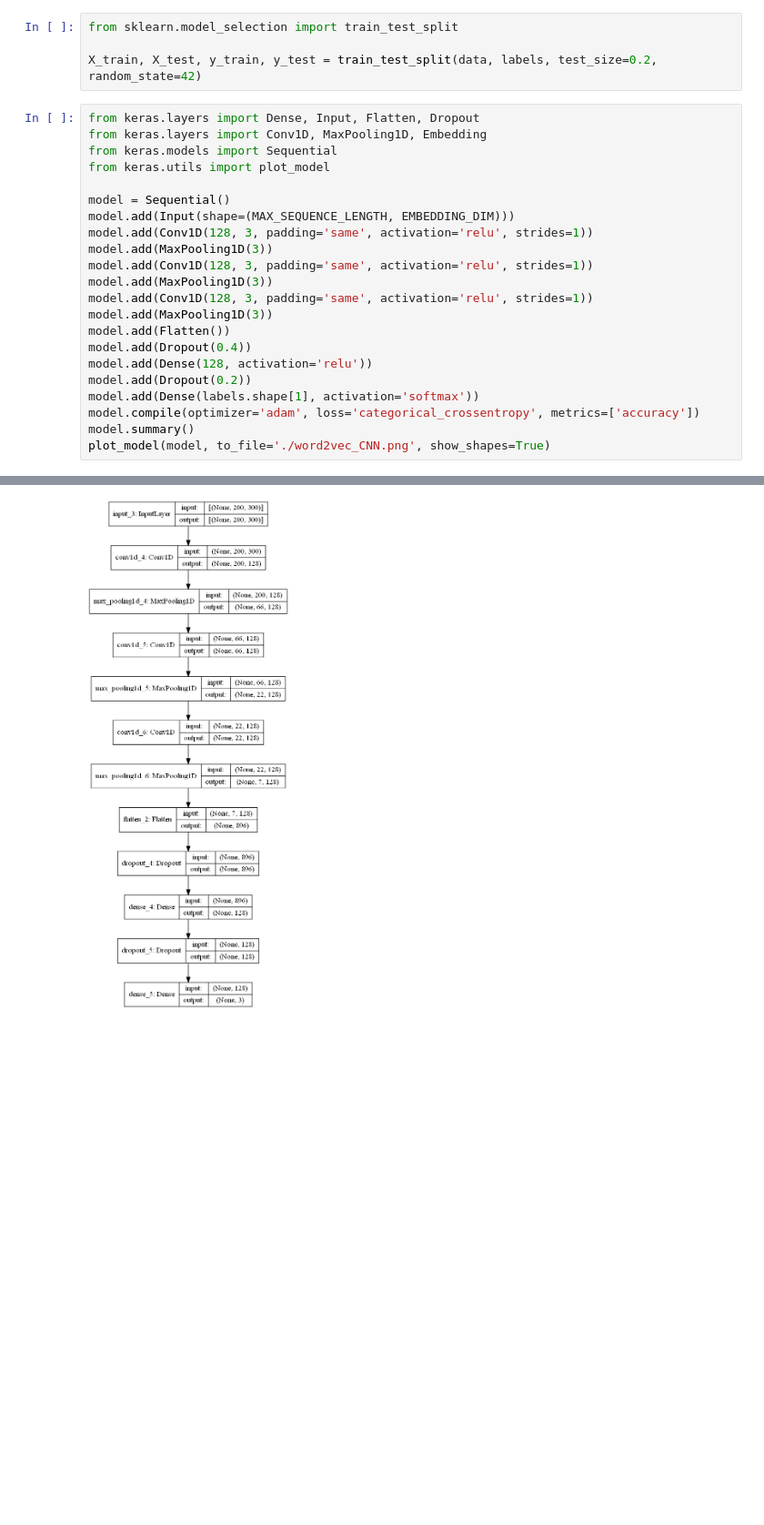
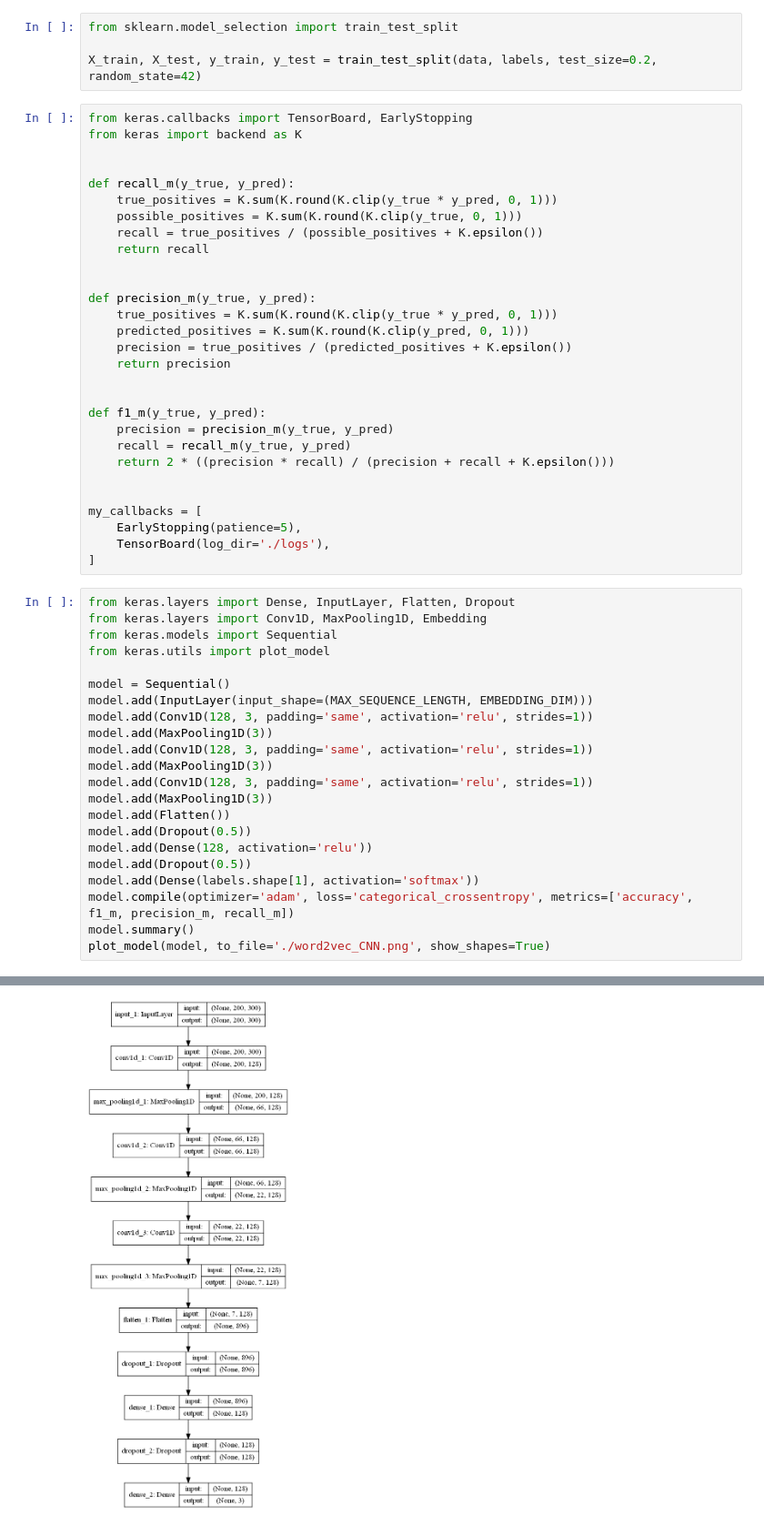
Before and after one commit to lxy764139720/text_classification, a Jupyter notebook: method/word2vec_CNN.ipynb, the cells around one changed output, grey strips where cells are left out. Shown: that part at 91% size. Cells and saved outputs as stored; diff of their text form; blank space fills up the shorter version.

```diff
--- a/method/word2vec_CNN.ipynb
+++ b/method/word2vec_CNN.ipynb
@@ -97,14 +98,43 @@ Shape of label tensor: (11470, 3)
 from sklearn.model_selection import train_test_split
 
 X_train, X_test, y_train, y_test = train_test_split(data, labels, test_size=0.2, random_state=42)
+# %%
+from keras.callbacks import TensorBoard, EarlyStopping
+from keras import backend as K
+
+
+def recall_m(y_true, y_pred):
+    true_positives = K.sum(K.round(K.clip(y_true * y_pred, 0, 1)))
+    possible_positives = K.sum(K.round(K.clip(y_true, 0, 1)))
+    recall = true_positives / (possible_positives + K.epsilon())
+    return recall
+
+
+def precision_m(y_true, y_pred):
+    true_positives = K.sum(K.round(K.clip(y_true * y_pred, 0, 1)))
+    predicted_positives = K.sum(K.round(K.clip(y_pred, 0, 1)))
+    precision = true_positives / (predicted_positives + K.epsilon())
+    return precision
+
+
+def f1_m(y_true, y_pred):
+    precision = precision_m(y_true, y_pred)
+    recall = recall_m(y_true, y_pred)
+    return 2 * ((precision * recall) / (precision + recall + K.epsilon()))
+
+
+my_callbacks = [
+    EarlyStopping(patience=5),
+    TensorBoard(log_dir='./logs'),
+]
 # %%
-from keras.layers import Dense, Input, Flatten, Dropout
+from keras.layers import Dense, InputLayer, Flatten, Dropout
 from keras.layers import Conv1D, MaxPooling1D, Embedding
 from keras.models import Sequential
 from keras.utils import plot_model
 
 model = Sequential()
-model.add(Input(shape=(MAX_SEQUENCE_LENGTH, EMBEDDING_DIM)))
+model.add(InputLayer(input_shape=(MAX_SEQUENCE_LENGTH, EMBEDDING_DIM)))
 model.add(Conv1D(128, 3, padding='same', activation='relu', strides=1))
 model.add(MaxPooling1D(3))
 model.add(Conv1D(128, 3, padding='same', activation='relu', strides=1))
@@ -112,11 +142,11 @@ model.add(MaxPooling1D(3))
 model.add(Conv1D(128, 3, padding='same', activation='relu', strides=1))
 model.add(MaxPooling1D(3))
 model.add(Flatten())
-model.add(Dropout(0.4))
+model.add(Dropout(0.5))
 model.add(Dense(128, activation='relu'))
-model.add(Dropout(0.2))
+model.add(Dropout(0.5))
 model.add(Dense(labels.shape[1], activation='softmax'))
-model.compile(optimizer='adam', loss='categorical_crossentropy', metrics=['accuracy'])
+model.compile(optimizer='adam', loss='categorical_crossentropy', metrics=['accuracy', f1_m, precision_m, recall_m])
 model.summary()
 plot_model(model, to_file='./word2vec_CNN.png', show_shapes=True)
 # %% [output]
@@ -134,8 +164,8 @@ max_pooling1d_5 (MaxPooling1 (None, 22, 128)           0
 _________________________________________________________________
 ... (14 lines left out)
 Total params: 329,091
 Trainable params: 329,091
 Non-trainable params: 0
 _________________________________________________________________
-[figure, old version]
+[figure, new version]
 # %%
```
Also changed, not shown: parts of 4 cells of this notebook, 2 other files.
